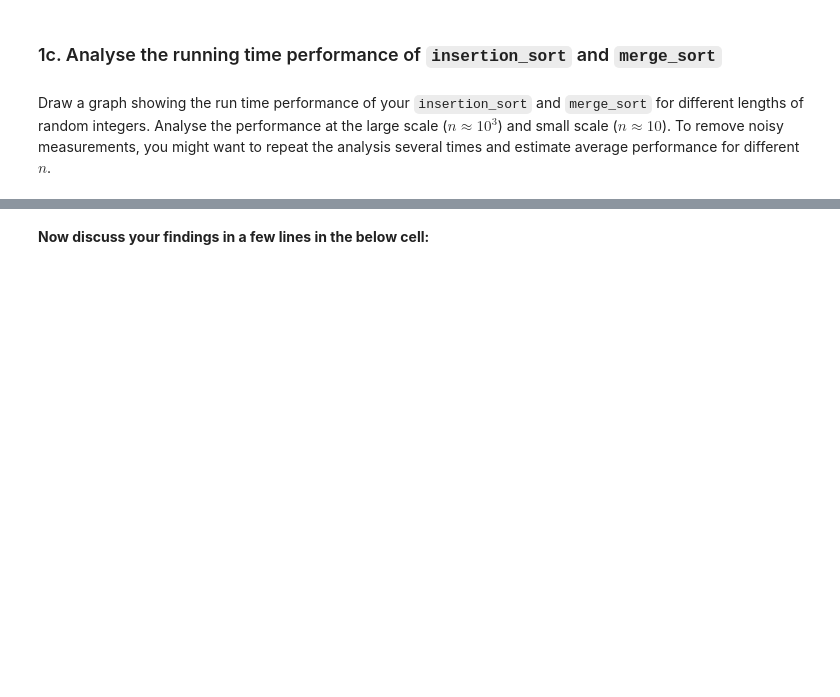
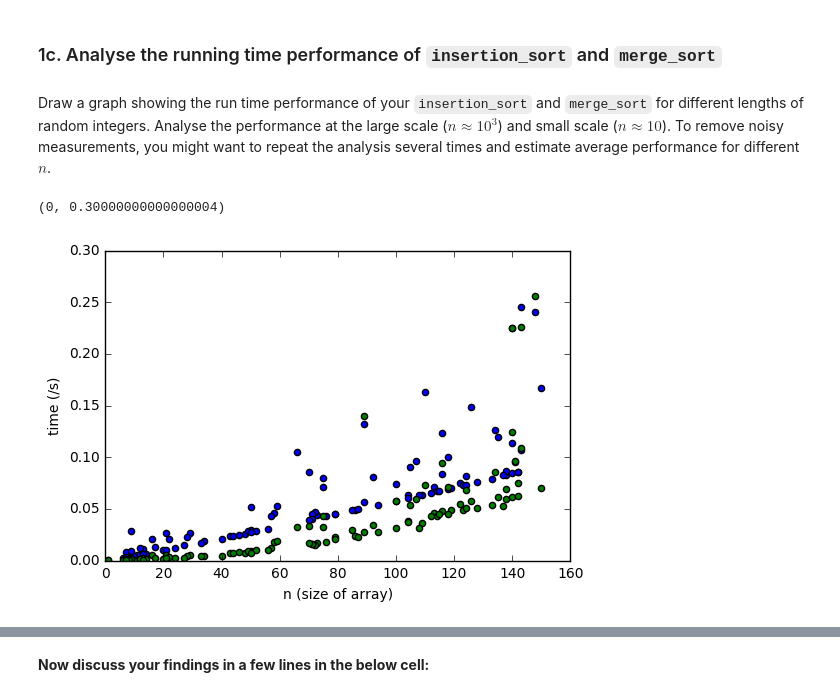
Before and after one commit to 94929/software-engineering-algorithms, a Jupyter notebook: src/A/1_sort.ipynb, the cells around one changed output, grey strips where cells are left out. Drawn from its saved outputs; the diff is of its cells as text; code cells hidden in the pictures; blank space fills up the shorter version.

Commit message:
Analysis for fundamental sort functions is done.

```diff
--- a/src/A/1_sort.ipynb
+++ b/src/A/1_sort.ipynb
@@ -148,3 +148,30 @@ True
 ### 1c. Analyse the running time performance of `insertion_sort` and `merge_sort`
 # %% [markdown]
 Draw a graph showing the run time performance of your `insertion_sort` and `merge_sort` for different lengths of random integers. Analyse the performance at the large scale ($n \approx 10^3$) and small scale ($n \approx 10$). To remove noisy measurements, you might want to repeat the analysis several times and estimate average performance for different $n$.
+# %%
+data = []
+timeMerge = []
+timeInsertion = []
+
+# code to get data.
+for k in range(100):
+    dataMerge = []
+    dataInsertion = []
+    x = randint(0, 150)
+    for j in range(x):
+        dataMerge.append(randint(0,1000))
+        dataInsertion.append(randint(0,1000))
+    timeMerge.append(time_f(lambda: merge_sort(dataMerge))*100)
+    timeInsertion.append(time_f(lambda: insertion_sort(dataInsertion))*100)
+    data.append(x)
+
+# displaying data.
+plt.scatter(data, timeMerge, c='blue')
+plt.scatter(data, timeInsertion, c='green')
+plt.xlabel('n (size of array)')
+plt.ylabel('time (/s)')
+plt.xlim(0)
+plt.ylim(0)
+# %% [output]
+(0, 0.30000000000000004)
+[figure, added]
```
Also changed, not shown: parts of 1 cell of this notebook.
